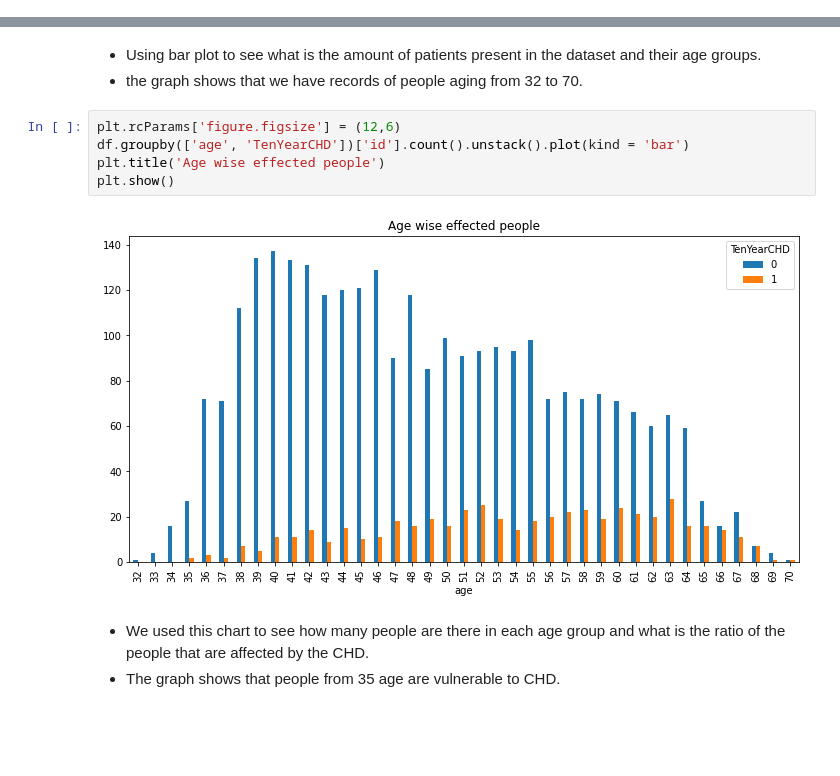
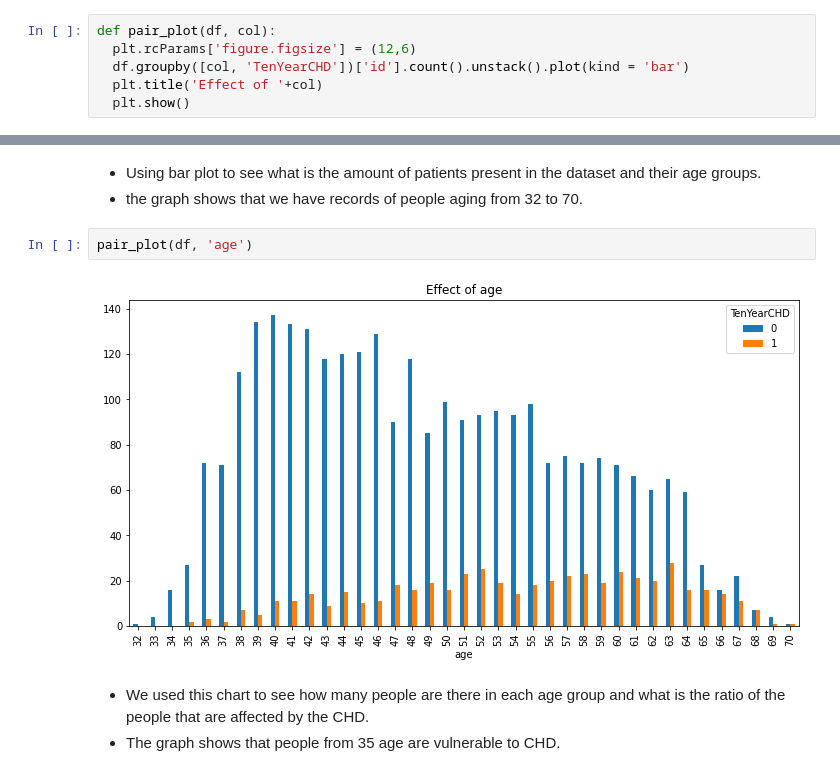
Before and after one commit to jatinsharma16/Capstone-Project-Classification, a Jupyter notebook: cardiovascular_risk_prediction.ipynb, the cells around one changed output, grey strips where cells are left out. Cells and saved outputs as stored; diff of their text form; blank space fills up the shorter version.

```diff
--- a/cardiovascular_risk_prediction.ipynb
+++ b/cardiovascular_risk_prediction.ipynb
@@ -430,3 +432,9 @@ plt.show()
+# %%
+def pair_plot(df, col):
+  plt.rcParams['figure.figsize'] = (12,6)
+  df.groupby([col, 'TenYearCHD'])['id'].count().unstack().plot(kind = 'bar')
+  plt.title('Effect of '+col)
+  plt.show()
 # %% [markdown]
 ### age analysis
 # %%
@@ -439,13 +447,10 @@ plt.show()
 # %% [markdown]
 - Using bar plot to see what is the amount of patients present in the dataset and their age groups.
 - the graph shows that we have records of people aging from 32 to 70.
-# %%
-plt.rcParams['figure.figsize'] = (12,6)
-df.groupby(['age', 'TenYearCHD'])['id'].count().unstack().plot(kind = 'bar')
-plt.title('Age wise effected people')
-plt.show()
-# %% [output]
-[figure, removed]
+# %%
+pair_plot(df, 'age')
+# %% [output]
+[figure, added]
 # %% [markdown]
 - We used this chart to see how many people are there in each age group and what is the ratio of the people that are affected by the CHD.
 - The graph shows that people from 35 age are vulnerable to CHD.
```
Also changed, not shown: parts of 68 cells of this notebook.
